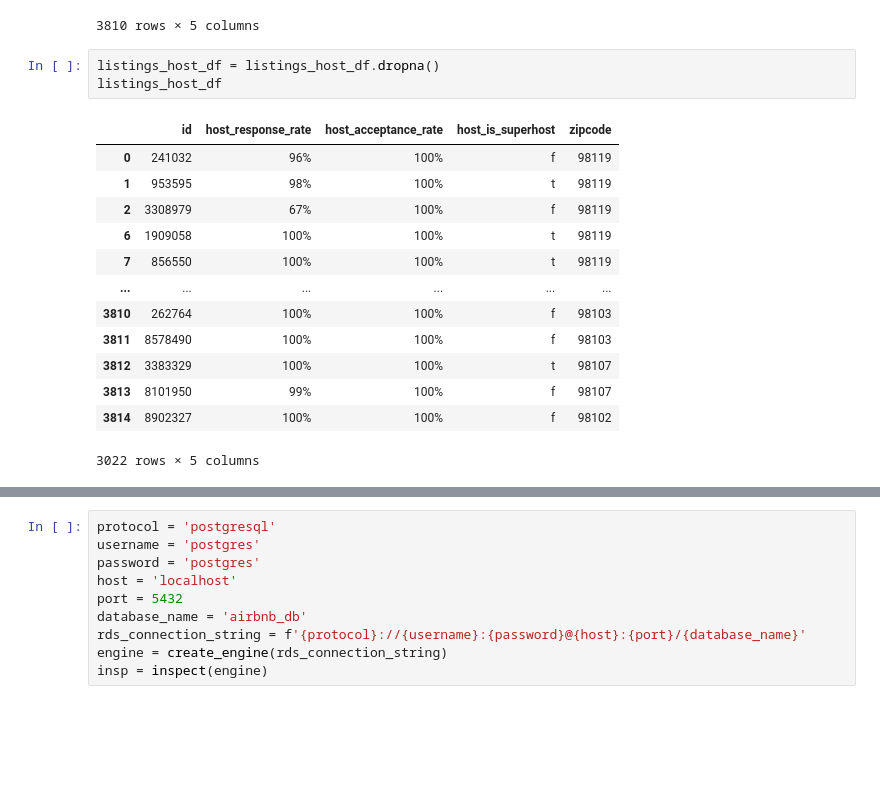
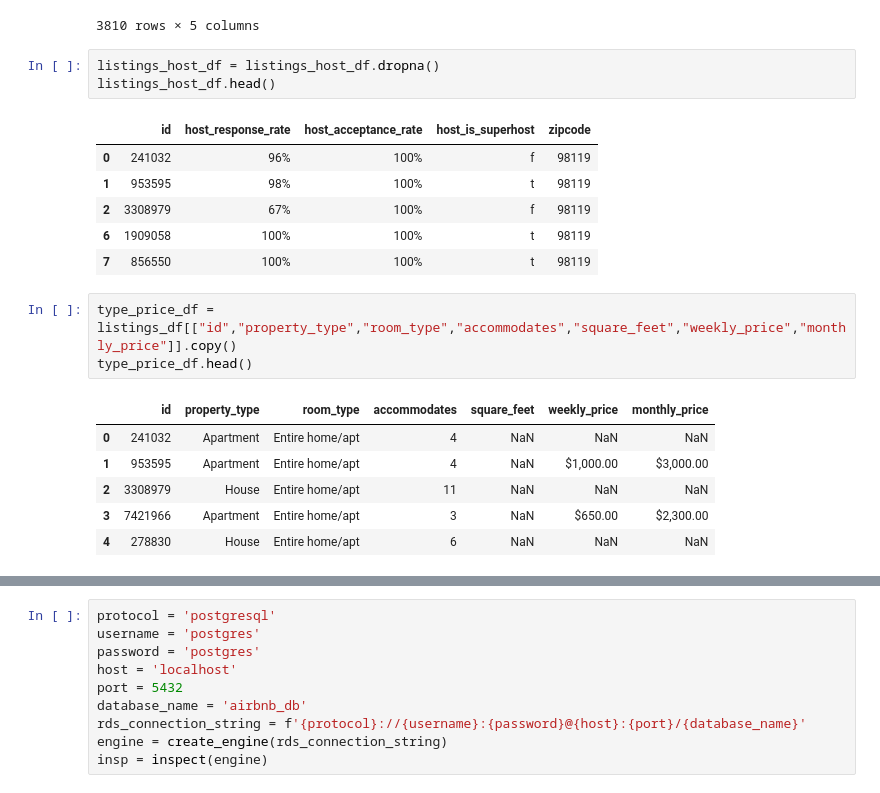
Before and after one commit to nt1analytics/Project-2, a Jupyter notebook: airbnb.ipynb, the cells around one changed output, grey strips where cells are left out. Saved outputs shown, nothing was run; the diff lists cells and outputs as text; blank space fills up the shorter version.

```diff
--- a/airbnb.ipynb
+++ b/airbnb.ipynb
@@ -210,18 +210,21 @@ listings_host_df
 3810 rows × 5 columns
 # %%
 listings_host_df = listings_host_df.dropna()
-listings_host_df
+listings_host_df.head()
 # %% [output]
 |  | id | host_response_rate | host_acceptance_rate | host_is_superhost | zipcode |
 | 0 | 241032 | 96% | 100% | f | 98119 |
 | 1 | 953595 | 98% | 100% | t | 98119 |
 | 2 | 3308979 | 67% | 100% | f | 98119 |
 | 6 | 1909058 | 100% | 100% | t | 98119 |
 | 7 | 856550 | 100% | 100% | t | 98119 |
-| ... | ... | ... | ... | ... | ... |
-| 3810 | 262764 | 100% | 100% | f | 98103 |
-| 3811 | 8578490 | 100% | 100% | f | 98103 |
-| 3812 | 3383329 | 100% | 100% | t | 98107 |
-| 3813 | 8101950 | 99% | 100% | f | 98107 |
-| 3814 | 8902327 | 100% | 100% | f | 98102 |
-3022 rows × 5 columns
+# %%
+type_price_df = listings_df[["id","property_type","room_type","accommodates","square_feet","weekly_price","monthly_price"]].copy()
+type_price_df.head()
+# %% [output]
+|  | id | property_type | room_type | accommodates | square_feet | weekly_price | monthly_price |
+| 0 | 241032 | Apartment | Entire home/apt | 4 | NaN | NaN | NaN |
+| 1 | 953595 | Apartment | Entire home/apt | 4 | NaN | $1,000.00 | $3,000.00 |
+| 2 | 3308979 | House | Entire home/apt | 11 | NaN | NaN | NaN |
+| 3 | 7421966 | Apartment | Entire home/apt | 3 | NaN | $650.00 | $2,300.00 |
+| 4 | 278830 | House | Entire home/apt | 6 | NaN | NaN | NaN |
```
Also changed, not shown: parts of 5 cells of this notebook.
